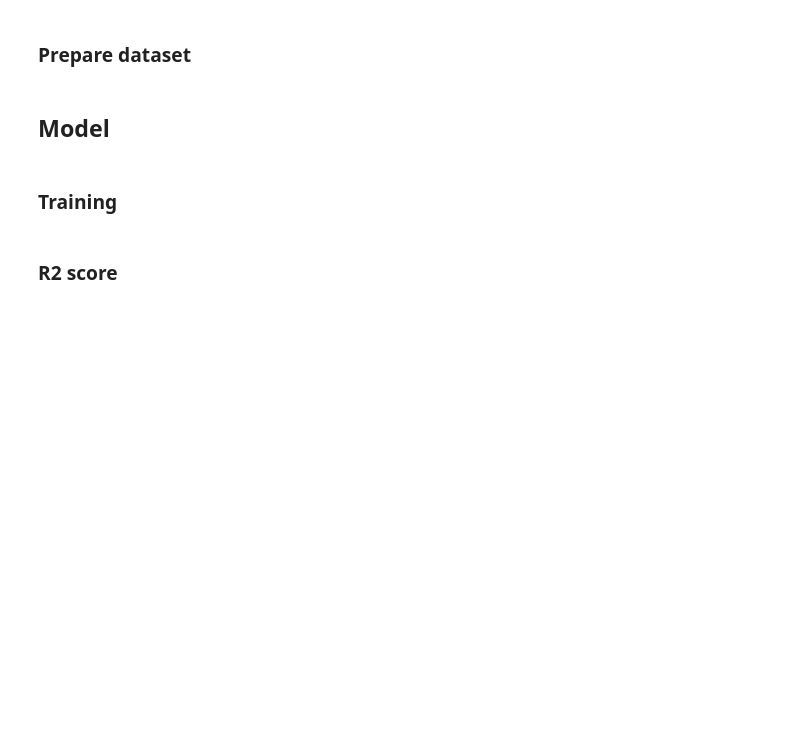
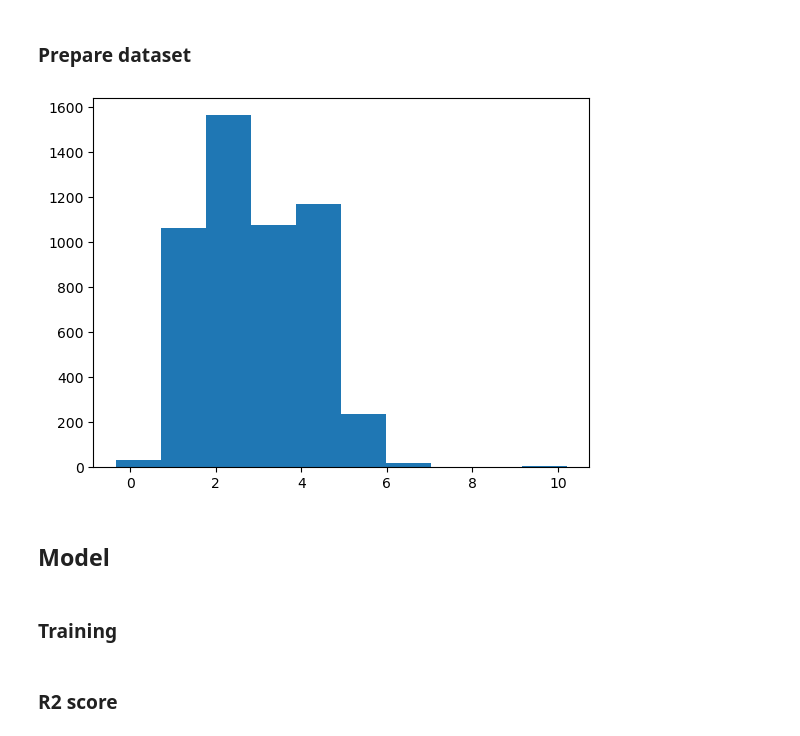
Before and after one commit to zuzg/drug-screening, a Jupyter notebook: notebooks/train_smiles_predictor.ipynb, the cells around one changed output. Drawn from its saved outputs; the diff is of its cells as text; code cells hidden in the pictures; blank space fills up the shorter version.

```diff
--- a/notebooks/train_smiles_predictor.ipynb
+++ b/notebooks/train_smiles_predictor.ipynb
@@ -49,3 +54,8 @@ y_train, y_test = train_raw.Y.to_list(), test_raw.Y.to_list()
+# %%
+plt.hist(y_train_s)
+plt.show()
+# %% [output]
+[figure, added]
 # %%
 val_set = list(zip(X_val, val_raw.Y.to_list()))
 # %% [markdown]
```
Also changed, not shown: parts of 10 cells of this notebook.
